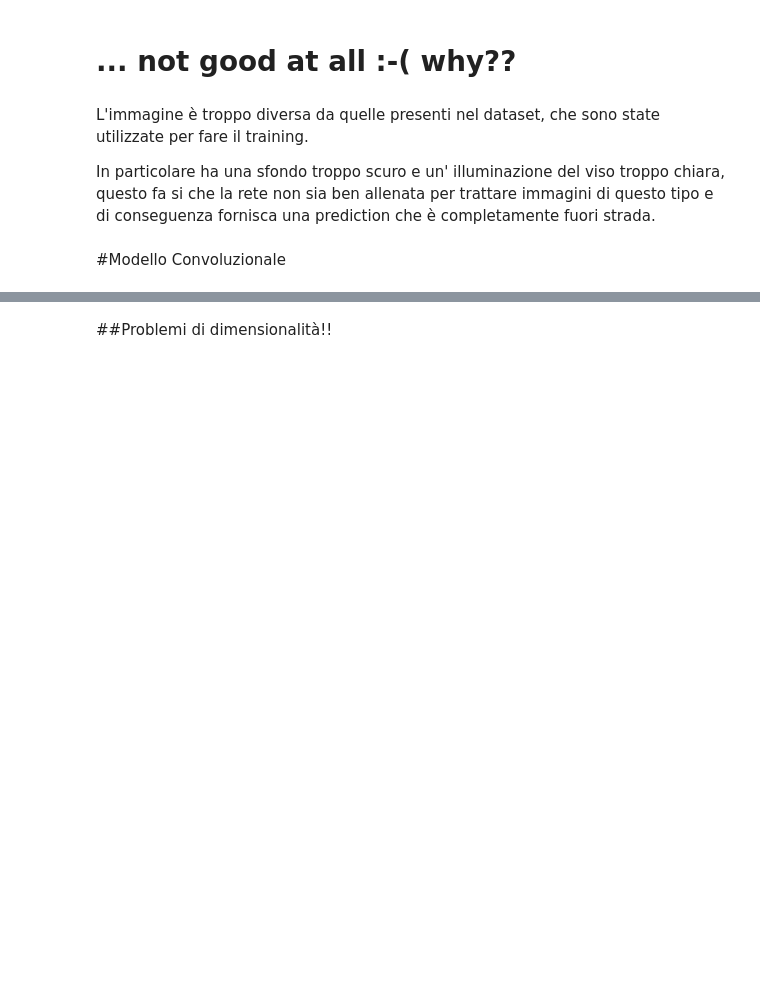
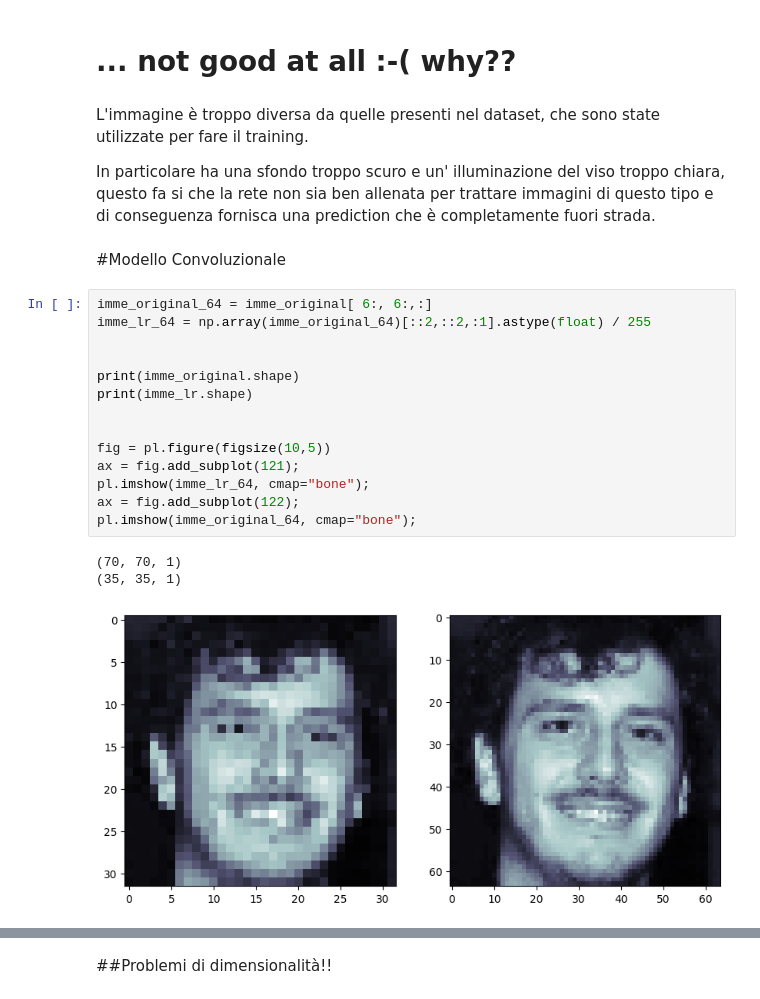
Before and after one commit to FrancescoZanni/MLPNS_FZanni, a Jupyter notebook: NeuralNetworks/EthicsAIaenc_faces.ipynb, the cells around one changed output, grey strips where cells are left out. Saved outputs shown, nothing was run; the diff lists cells and outputs as text; blank space fills up the shorter version.

```diff
--- a/NeuralNetworks/EthicsAIaenc_faces.ipynb
+++ b/NeuralNetworks/EthicsAIaenc_faces.ipynb
@@ -417,6 +392,24 @@ L'immagine è troppo diversa da quelle presenti nel dataset, che sono state util
 In particolare ha una sfondo troppo scuro e un' illuminazione del viso troppo chiara, questo fa si che la rete non sia ben allenata per trattare immagini di questo tipo e di conseguenza fornisca una prediction che è completamente fuori strada.
 # %% [markdown]
 #Modello Convoluzionale
+# %%
+imme_original_64 = imme_original[ 6:, 6:,:]
+imme_lr_64 = np.array(imme_original_64)[::2,::2,:1].astype(float) / 255
+
+
+print(imme_original.shape)
+print(imme_lr.shape)
+
+
+fig = pl.figure(figsize(10,5))
+ax = fig.add_subplot(121);
+pl.imshow(imme_lr_64, cmap="bone");
+ax = fig.add_subplot(122);
+pl.imshow(imme_original_64, cmap="bone");
+# %% [output]
+(70, 70, 1)
+(35, 35, 1)
+[figure, added]
 # %%
 from keras.layers import Input, Conv2D, MaxPooling2D, UpSampling2D, Flatten
 from keras.models import Model
```
Also changed, not shown: parts of 22 cells of this notebook.
